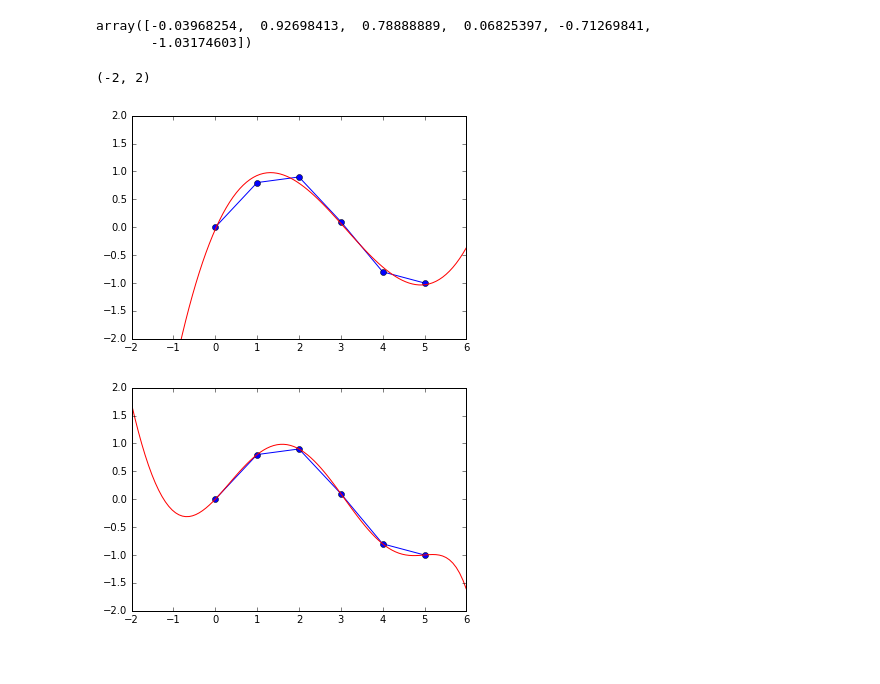
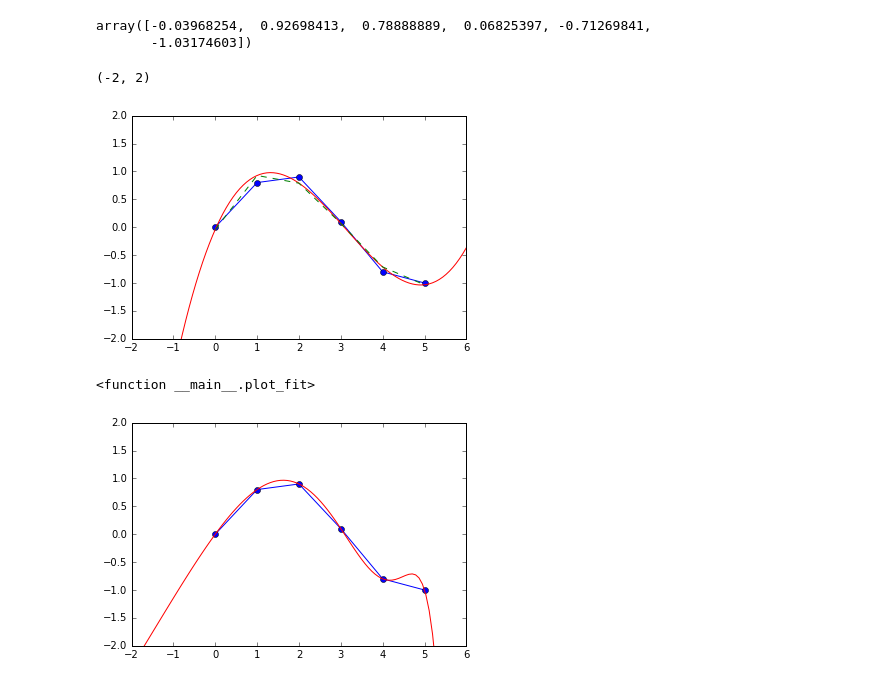
Before and after one commit to on-escience2016/python, a Jupyter notebook: fit/polyfit.ipynb, the cells around one changed output. Cells and saved outputs as stored; diff of their text form; code cells hidden in the pictures.

Commit message:
Removed warnings to add obscene number of orders

```diff
--- a/fit/polyfit.ipynb
+++ b/fit/polyfit.ipynb
@@ -14,12 +14,12 @@ plot(x, y, 'bo-')
 [<matplotlib.lines.Line2D at 0x...>]
 [figure]
 # %%
-z = np.polyfit(x, y, 3)
-z
+coeff = np.polyfit(x, y, 3)
+coeff
 # %% [output]
 array([ 0.08703704, -0.81349206,  1.69312169, -0.03968254])
 # %% [markdown]
 It is convenient to use poly1d objects to calculate fit(x)
 # %%
-p = np.poly1d(z)
+f = np.poly1d(coeff)
 # %%
@@ -30,23 +30,28 @@ array([-0.03968254,  0.92698413,  0.78888889,  0.06825397, -0.71269841,
 # %%
 plot(x,y, 'bo-')
 xp = np.linspace(-2, 6, 100)
-plot(xp, p(xp), 'r-')
+plot(xp, f(xp), 'r-')
+plot(x, f(x), 'g--')
 ylim(-2,2)
 # %% [output]
 (-2, 2)
-[figure, old version]
+[figure, new version]
 # %%
-def plot_fit(order=3):
+def plot_fit(order=13):
     x = np.array([0.0, 1.0, 2.0, 3.0,  4.0,  5.0])
     y = np.array([0.0, 0.8, 0.9, 0.1, -0.8, -1.0])
     plot(x, y, 'bo-')
-    z = np.polyfit(x, y, order)
-    p = np.poly1d(z)
+    coeff = np.polyfit(x, y, order)
+    f = np.poly1d(coeff)
     xp = np.linspace(-2, 6, 100)
-    plot(xp, p(xp), 'r-')
+    plot(xp, f(xp), 'r-')
     ylim(-2,2)
 # %%
+import warnings
+warnings.simplefilter('ignore', np.RankWarning)
+
 from IPython.html.widgets import interact, fixed
-interact(plot_fit, order=(1,5,1))
+interact(plot_fit, order=(1,50,1))
 # %% [output]
+<function __main__.plot_fit>
-[figure, old version]
+[figure, new version]
```
Also changed, not shown: parts of 1 cell of this notebook.
